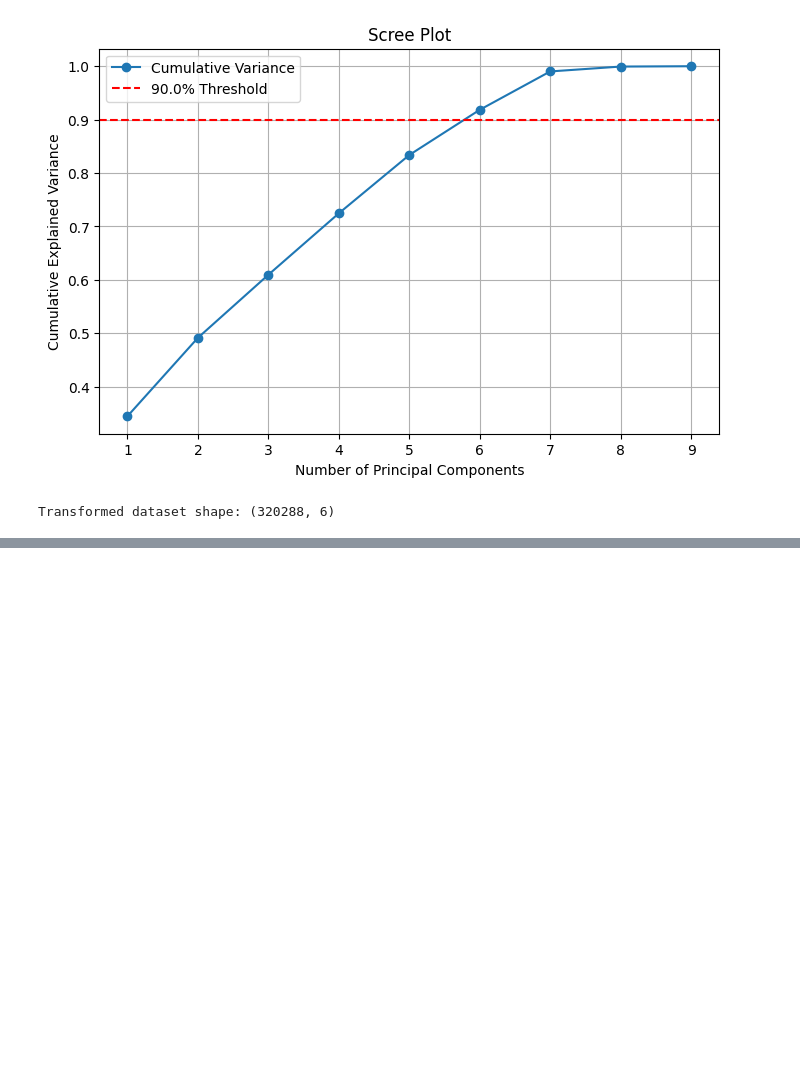
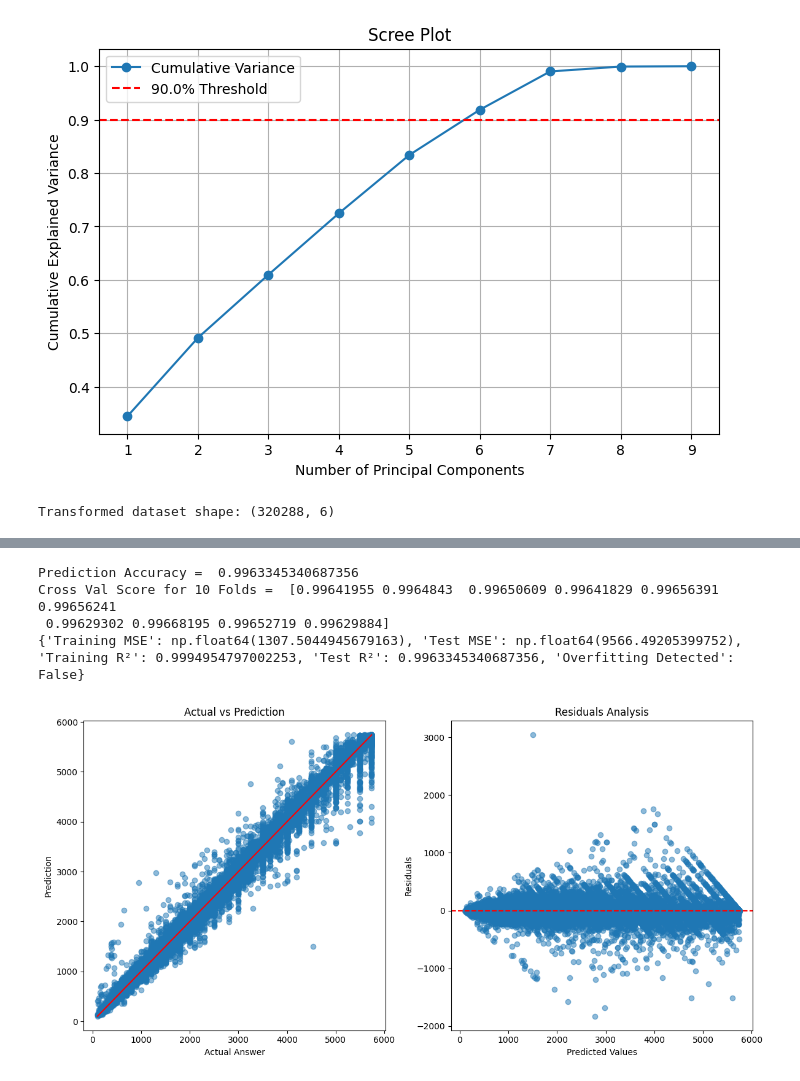
Before and after one commit to Jinay-Vora123/IT462-Exploratory-Data-Analysis-Project, a Jupyter notebook: EDA_Project.ipynb, the cells around one changed output, grey strips where cells are left out. Saved outputs shown, nothing was run; the diff lists cells and outputs as text; code cells hidden in the pictures; blank space fills up the shorter version.

```diff
--- a/EDA_Project.ipynb
+++ b/EDA_Project.ipynb
@@ -309,0 +401,47 @@ overfitting_status
+# %%
+rf = RandomForestRegressor()
+rf.fit(Features_train, Labels_train)
+train_pred_rf = rf.predict(Features_train)
+pred_rf = rf.predict(Features_test)
+acc_rf = cross_val_score(rf, Features, Labels, cv=KFold(n_splits=10, shuffle=True, random_state=42))
+residuals_reg_rf = Labels_test - pred_rf
+
+print("Prediction Accuracy = ", rf.score(Features_test,Labels_test))
+print("Cross Val Score for 10 Folds = ", acc_rf)
+
+train_mse_rf = mean_squared_error(Labels_train, train_pred_rf)
+test_mse_reg_rf = mean_squared_error(Labels_test, pred_rf)
+train_r2_rf = r2_score(Labels_train, train_pred_rf)
+test_r2_reg_rf = r2_score(Labels_test, pred_rf)
+
+overfitting_status_rf = {
+    "Training MSE": train_mse_rf,
+    "Test MSE": test_mse_reg_rf,
+    "Training R²": train_r2_rf,
+    "Test R²": test_r2_reg_rf,
+    "Overfitting Detected": train_r2_rf > test_r2_reg_rf + 0.05 or test_r2_reg_rf < 0.80
+}
+print(overfitting_status_rf)
+
+fig, axs = plt.subplots(1, 2, figsize=(12, 6))
+
+axs[0].scatter(Labels_test, pred_rf, alpha=0.5)
+axs[0].set_xlabel('Actual Answer')
+axs[0].set_ylabel('Prediction')
+axs[0].plot([min(Labels_test), max(Labels_test)], [min(pred_rf), max(pred_rf)], color='red')
+axs[0].set_title('Actual vs Prediction')
+
+axs[1].scatter(pred_rf, residuals_reg_rf, alpha=0.5)
+axs[1].axhline(0, color='red', linestyle='--')
+axs[1].set_title('Residuals Analysis')
+axs[1].set_xlabel('Predicted Values')
+axs[1].set_ylabel('Residuals')
+
+plt.tight_layout()
+plt.show()
+# %% [output]
+Prediction Accuracy =  0.9963345340687356
+Cross Val Score for 10 Folds =  [0.99641955 0.9964843  0.99650609 0.99641829 0.99656391 0.99656241
+ 0.99629302 0.99668195 0.99652719 0.99629884]
+{'Training MSE': np.float64(1307.5044945679163), 'Test MSE': np.float64(9566.49205399752), 'Training R²': 0.9994954797002253, 'Test R²': 0.9963345340687356, 'Overfitting Detected': False}
+[figure, added]
```
Also changed, not shown: parts of 7 cells of this notebook.
